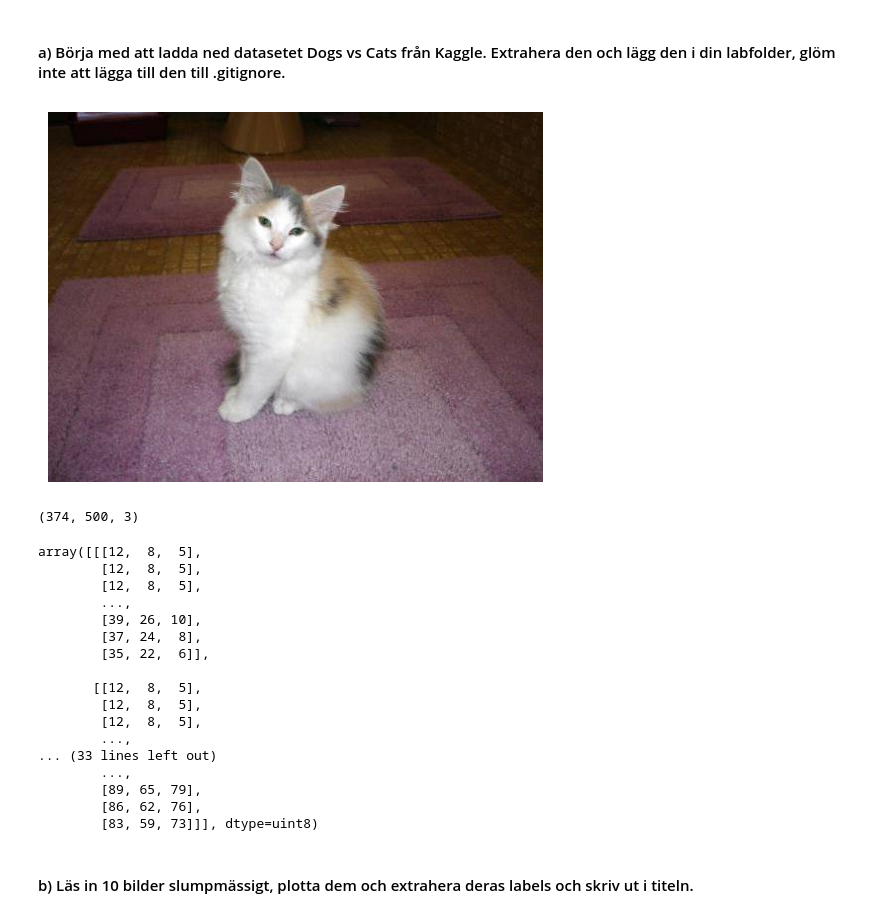
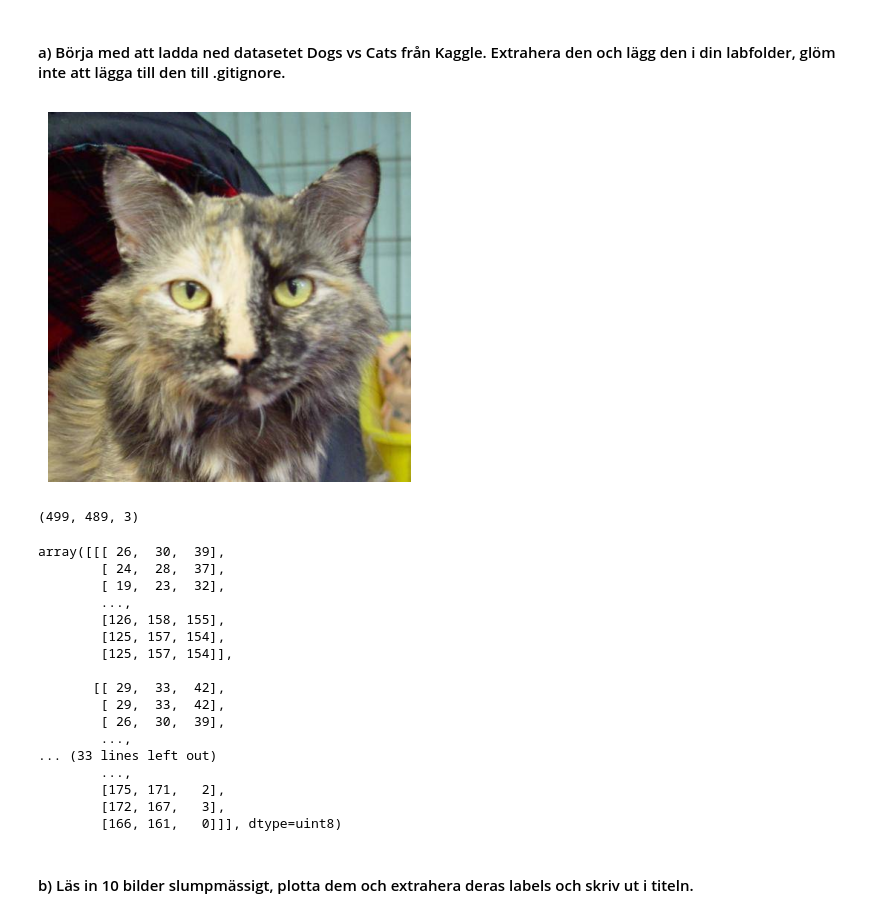
Before and after one commit to samiguru/AI-Samir-Ibrahim-OPA23, a Jupyter notebook: labs/Labb_2/lab.ipynb, the cells around one changed output. Drawn from its saved outputs; the diff is of its cells as text; code cells hidden in the pictures.

```diff
--- a/labs/Labb_2/lab.ipynb
+++ b/labs/Labb_2/lab.ipynb
@@ -7,49 +7,49 @@
 # %%
 import pandas as pd
 import matplotlib.pyplot as plt
 from glob import glob
 from matplotlib.image import imread
 
 # Use glob to get the list of file paths
-file_paths = glob("../data/archive/test/test/10.jpg")
+file_paths = glob("../data/archive/train/train/cat.10.jpg")
 
 # Check if the file path list is not empty
 if file_paths:
     cat_sample_path = file_paths[0]
     # Read the image from the file path
     cat_sample = imread(cat_sample_path)
     # Display the image
     plt.imshow(cat_sample)
     plt.axis('off')  # Optional: to turn off the axis
     plt.show()
 else:
     print("No image files found.")
 # %% [output]
-[figure, old version]
+[figure, new version]
 # %%
 cat_sample.shape
 # %% [output]
-(374, 500, 3)
+(499, 489, 3)
 # %%
 cat_sample
 # %% [output]
-array([[[12,  8,  5],
-        [12,  8,  5],
-        [12,  8,  5],
+array([[[ 26,  30,  39],
+        [ 24,  28,  37],
+        [ 19,  23,  32],
         ...,
-        [39, 26, 10],
-        [37, 24,  8],
-        [35, 22,  6]],
+        [126, 158, 155],
+        [125, 157, 154],
+        [125, 157, 154]],
 
-       [[12,  8,  5],
-        [12,  8,  5],
-        [12,  8,  5],
+       [[ 29,  33,  42],
+        [ 29,  33,  42],
+        [ 26,  30,  39],
         ...,
 ... (33 lines left out)
         ...,
-        [89, 65, 79],
-        [86, 62, 76],
-        [83, 59, 73]]], dtype=uint8)
+        [175, 171,   2],
+        [172, 167,   3],
+        [166, 161,   0]]], dtype=uint8)
 # %% [markdown]
 #### b) Läs in 10 bilder slumpmässigt, plotta dem och extrahera deras labels och skriv ut i titeln.
 # %%
```
Also changed, not shown: parts of 13 cells of this notebook.
